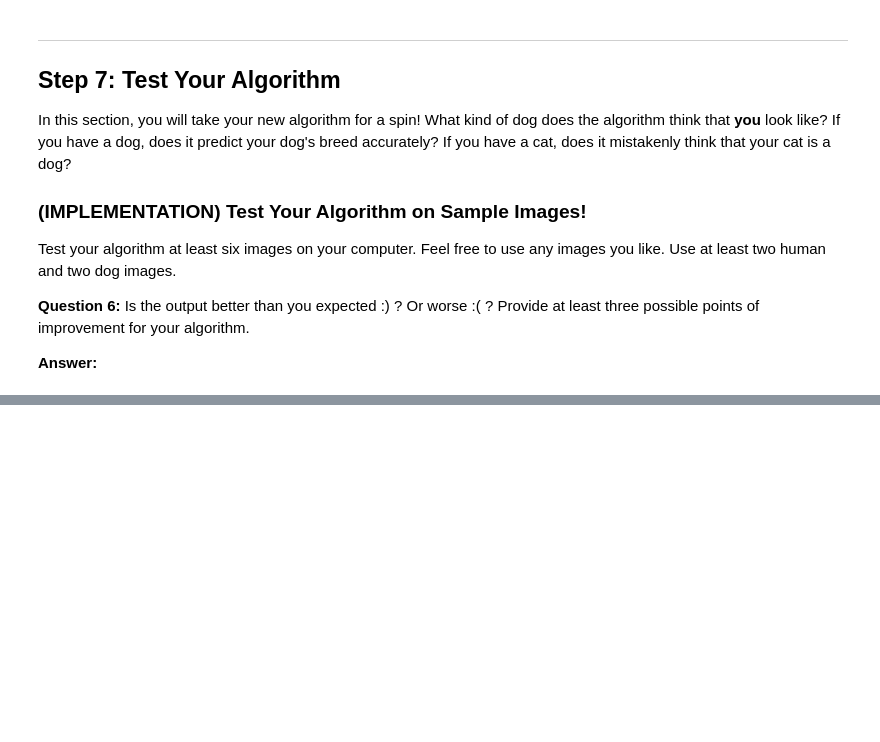
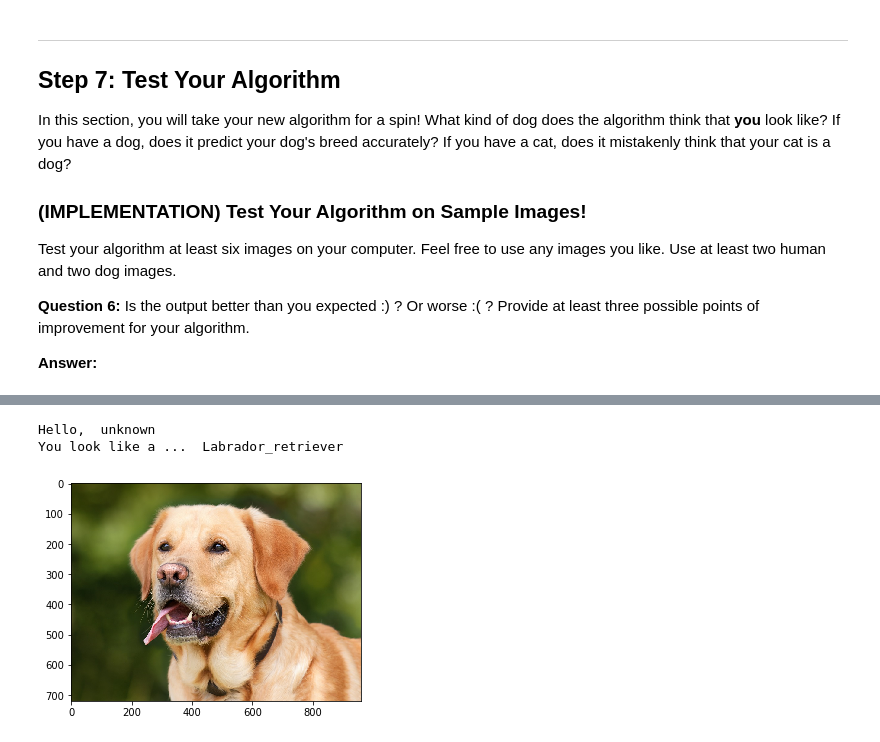
Before and after one commit to csawtelle/udacity-machine-learning-nanodegree, a Jupyter notebook: dog-project/dog_app.ipynb, the cells around one changed output, grey strips where cells are left out. Drawn from its saved outputs; the diff is of its cells as text; code cells hidden in the pictures; blank space fills up the shorter version.

```diff
--- a/dog-project/dog_app.ipynb
+++ b/dog-project/dog_app.ipynb
@@ -661 +667,7 @@ print(result)
+# %%
+looks_like_breed("./images/retriever.jpg")
+# %% [output]
+Hello,  unknown
+You look like a ...  Labrador_retriever
+[figure, added]
 # %%
```
Also changed, not shown: parts of 23 cells of this notebook.
